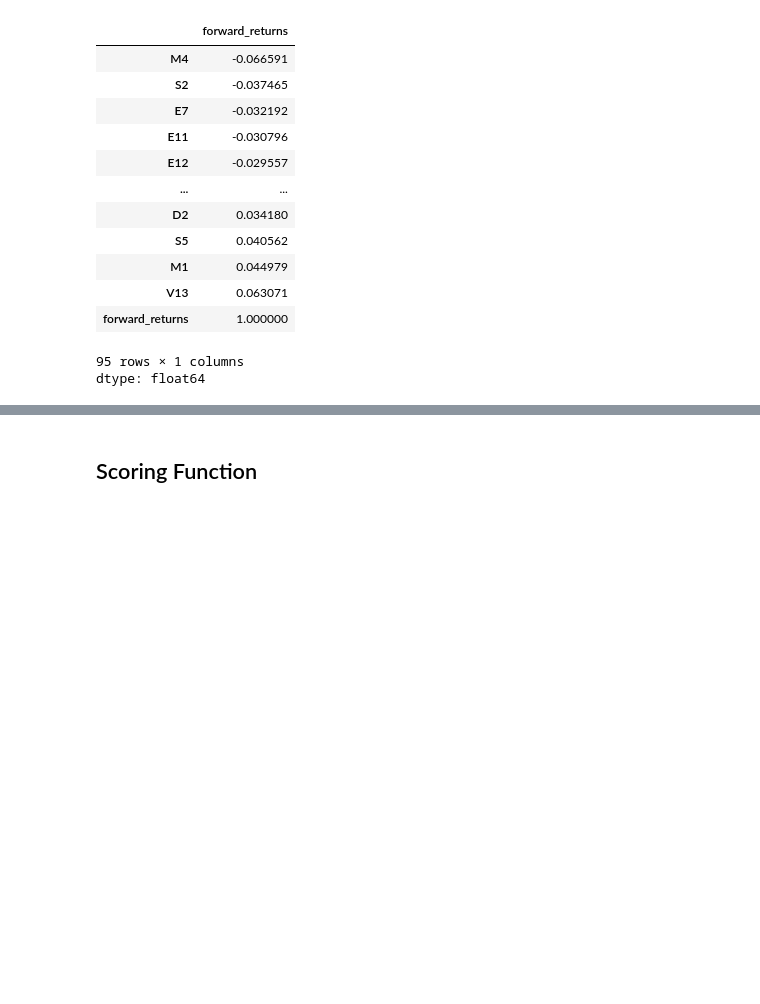
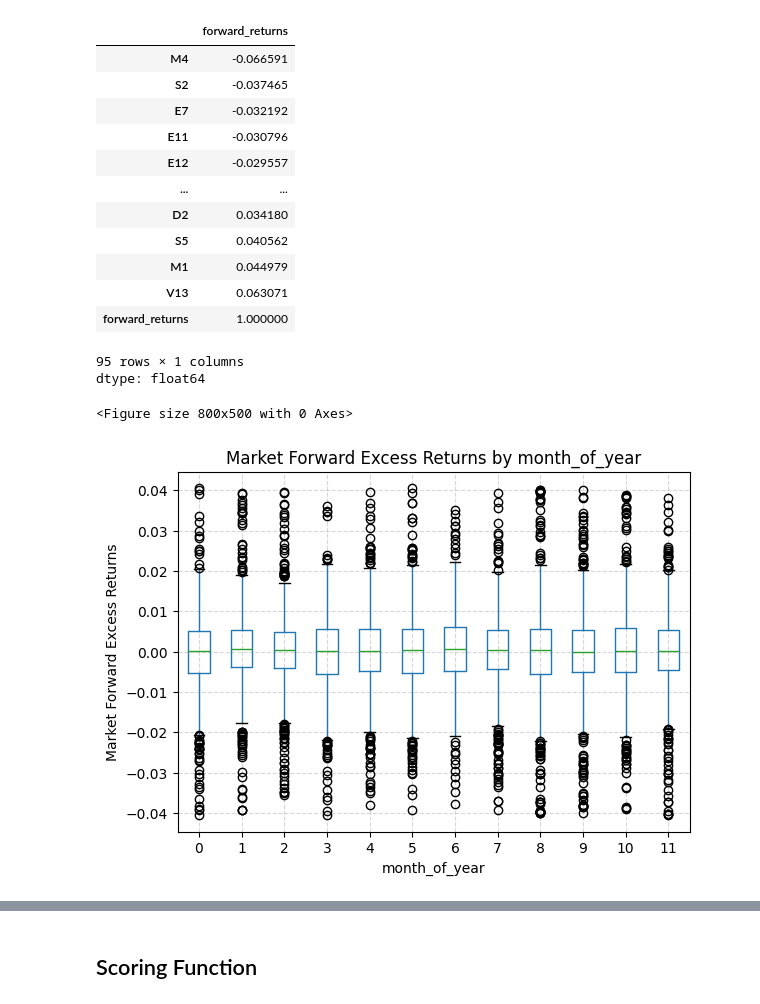
Before and after one commit to abishpius/Hull_Tactical_Market_Prediction, a Jupyter notebook: Hull_Tactical.ipynb, the cells around one changed output, grey strips where cells are left out. Cells and saved outputs as stored; diff of their text form; code cells hidden in the pictures; blank space fills up the shorter version.

```diff
--- a/Hull_Tactical.ipynb
+++ b/Hull_Tactical.ipynb
@@ -352,3 +375,18 @@ corr[target].sort_values()
 | forward_returns | 1.000000 |
 95 rows × 1 columns
 dtype: float64
+# %%
+train["day_of_week"] = train.index % 5
+train['month_of_year'] = (train.index // 20) % 12
+# %%
+plt.figure(figsize=(8, 5))
+train.boxplot(column="market_forward_excess_returns", by="month_of_year")
+plt.title("Market Forward Excess Returns by month_of_year")
+plt.suptitle("")  # removes default Pandas subtitle
+plt.xlabel("month_of_year")
+plt.ylabel("Market Forward Excess Returns")
+plt.grid(True, linestyle="--", alpha=0.5)
+plt.show()
+# %% [output]
+<Figure size 800x500 with 0 Axes>
+[figure, added]
```
Also changed, not shown: parts of 15 cells of this notebook.
